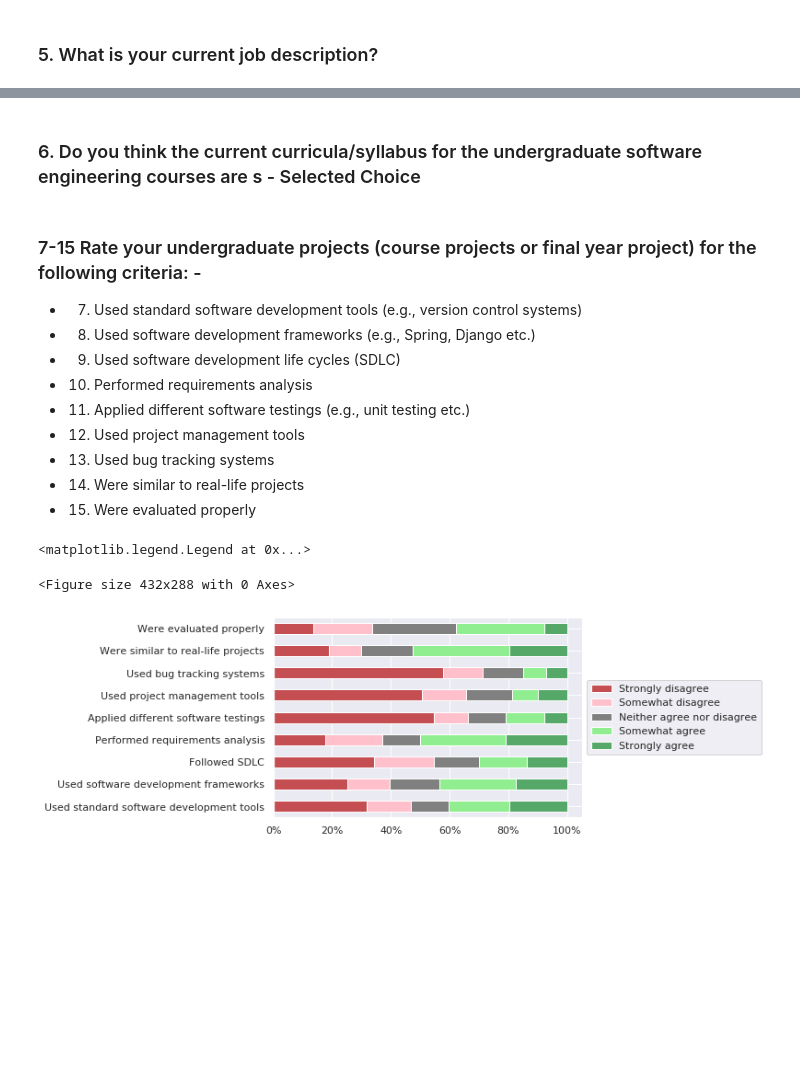
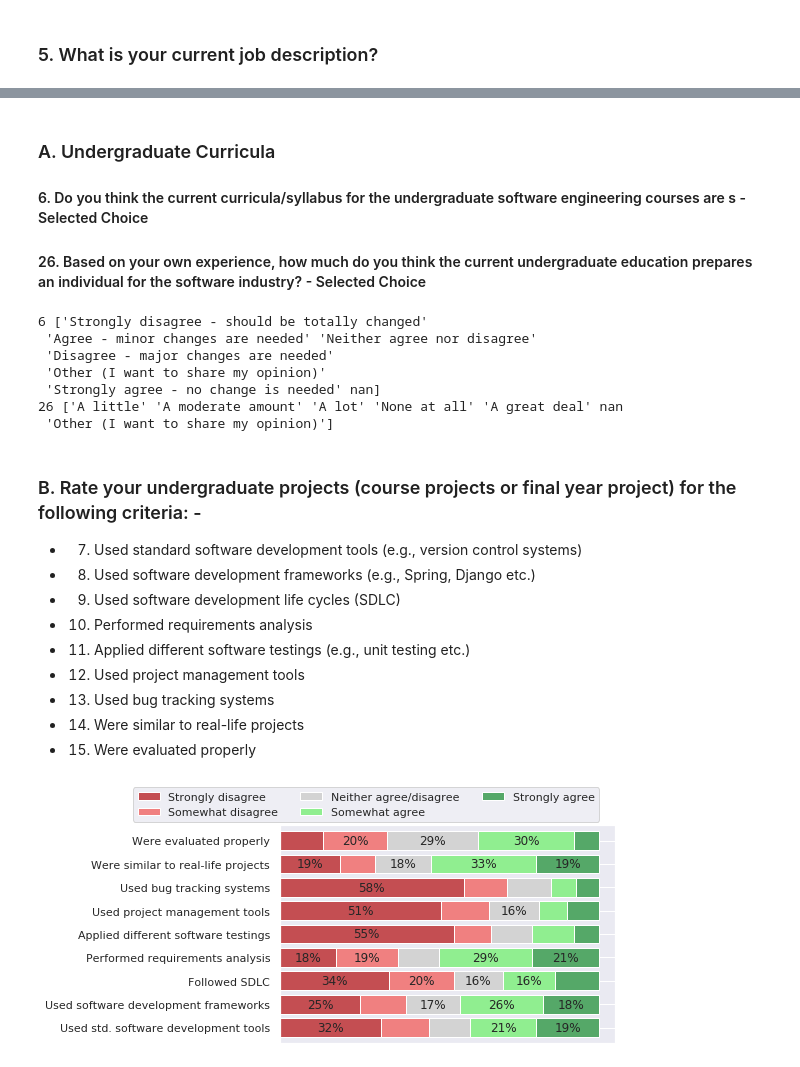
Before and after one commit to rafed123/ugse, a Jupyter notebook: Analysis.ipynb, the cells around one changed output, grey strips where cells are left out. Cells and saved outputs as stored; diff of their text form; code cells hidden in the pictures; blank space fills up the shorter version.

```diff
--- a/Analysis.ipynb
+++ b/Analysis.ipynb
@@ -30,6 +30,7 @@ df.drop([20,110,111,127], inplace=True)
 df[cols[7:16]] = df[cols[7:16]].fillna('Neither agree nor disagree')
 
 # df.reset_index(drop=True, inplace=True)
+color = ['r', 'lightcoral', 'lightgrey', 'lightgreen', 'g']
 # %%
 df
 # %% [output]
@@ -114,7 +115,21 @@ df.groupby(cols[3]).size().plot(kind='bar')
 # %% [markdown]
-### 6. Do you think the current curricula/syllabus for the undergraduate software engineering courses are s - Selected Choice
+### A. Undergraduate Curricula
+####  6. Do you think the current curricula/syllabus for the undergraduate software engineering courses are s - Selected Choice
+#### 26. Based on your own experience, how much do you think the current undergraduate education prepares an individual for the software industry? - Selected Choice
+# %%
+l = [6, 26]
+for i in l:
+    print(i, df[cols[i]].unique())
+# %% [output]
+6 ['Strongly disagree - should be totally changed'
+ 'Agree - minor changes are needed' 'Neither agree nor disagree'
+ 'Disagree - major changes are needed'
+ 'Other (I want to share my opinion)'
+ 'Strongly agree - no change is needed' nan]
+26 ['A little' 'A moderate amount' 'A lot' 'None at all' 'A great deal' nan
+ 'Other (I want to share my opinion)']
 # %% [markdown]
-### 7-15 Rate your undergraduate projects (course projects or final year project) for the following criteria: -
+### B. Rate your undergraduate projects (course projects or final year project) for the following criteria: -
 - 7.  Used standard software development tools (e.g., version control systems)
 - 8.  Used software development frameworks (e.g., Spring, Django etc.)
 - 9. Used software development life cycles (SDLC)
@@ -125,41 +140,38 @@ df.groupby(cols[3]).size().plot(kind='bar')
 - 14. Were similar to real-life projects
 - 15. Were evaluated properly
 # %%
-# for i in range (7, 16):
-#     print(i, df[cols[i]].unique())
-
 df1 = df[cols[7:16]].apply(pd.Series.value_counts)
 df1 = df1/df1.sum()*100
 
-
-df1.columns = ['Used standard software development tools',
+df1.columns = ['Used std. software development tools',
                'Used software development frameworks',
                'Followed SDLC',
               'Performed requirements analysis',
               'Applied different software testings',
               'Used project management tools',
               'Used bug tracking systems',
               'Were similar to real-life projects',
               'Were evaluated properly']
 
 df1 = df1.T
 df1 = df1[['Strongly disagree', 'Somewhat disagree', 'Neither agree nor disagree',
           'Somewhat agree', 'Strongly agree']]
+df1.rename(columns={'Neither agree nor disagree': 'Neither agree/disagree'}, inplace=True)
 
-import matplotlib.ticker as mtick
+# import matplotlib.ticker as mtick
+# fmt = '%.0f%%' # Format you want the ticks, e.g. '40%'
+# xticks = mtick.FormatStrFormatter(fmt)
+# ax.xaxis.set_major_formatter(xticks)
 
-fig = plt.figure()
+ax = df1.plot(kind='barh', color=color, stacked=True, width=0.80)
+ax.axes.get_xaxis().set_visible(False)
 
-fmt = '%.0f%%' # Format you want the ticks, e.g. '40%'
-xticks = mtick.FormatStrFormatter(fmt)
+plt.legend(loc='upper center', ncol=3, bbox_to_anchor=(0.258, 1.2))
 
-color = ['r', 'pink', 'gray', 'lightgreen', 'g']
-
-ax = df1.plot(kind='barh', color=color, stacked=True)
-ax.xaxis.set_major_formatter(xticks)
-
-plt.legend(loc='center right', bbox_to_anchor=(1.6, 0.5))
+for p in ax.patches:
+    left, bottom, width, height = p.get_bbox().bounds
+    if width <=15: continue
+    ax.annotate(str(int(round(width)))+'%', xy=(left+width/2, bottom+height/2),
+                ha='center', va='center')
 # %% [output]
-<matplotlib.legend.Legend at 0x...>
-<Figure size 432x288 with 0 Axes>
-[figure, old version]
+[figure, new version]
```
Also changed, not shown: parts of 15 cells of this notebook.
